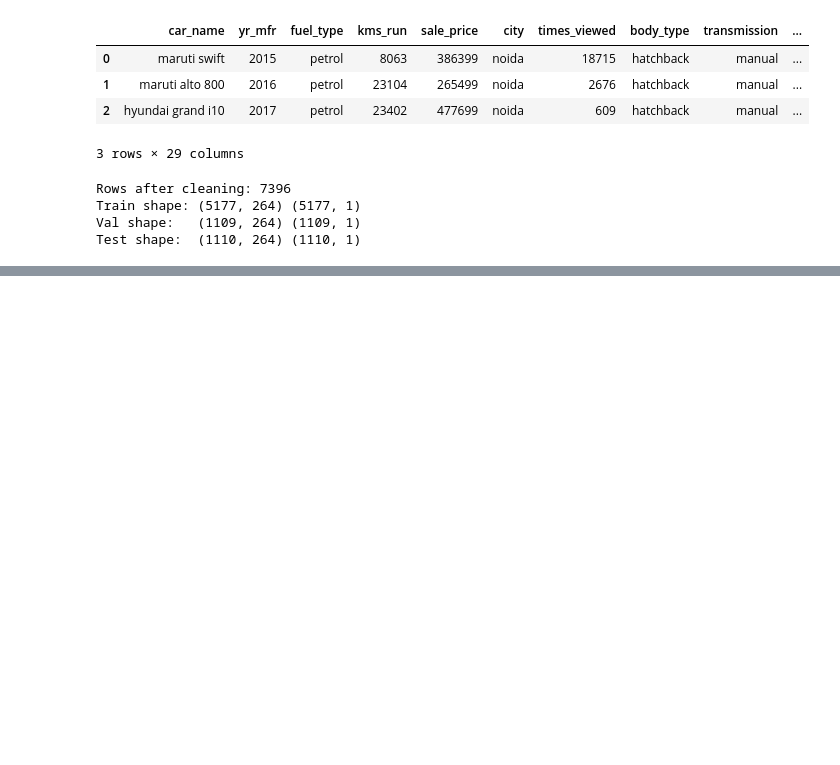
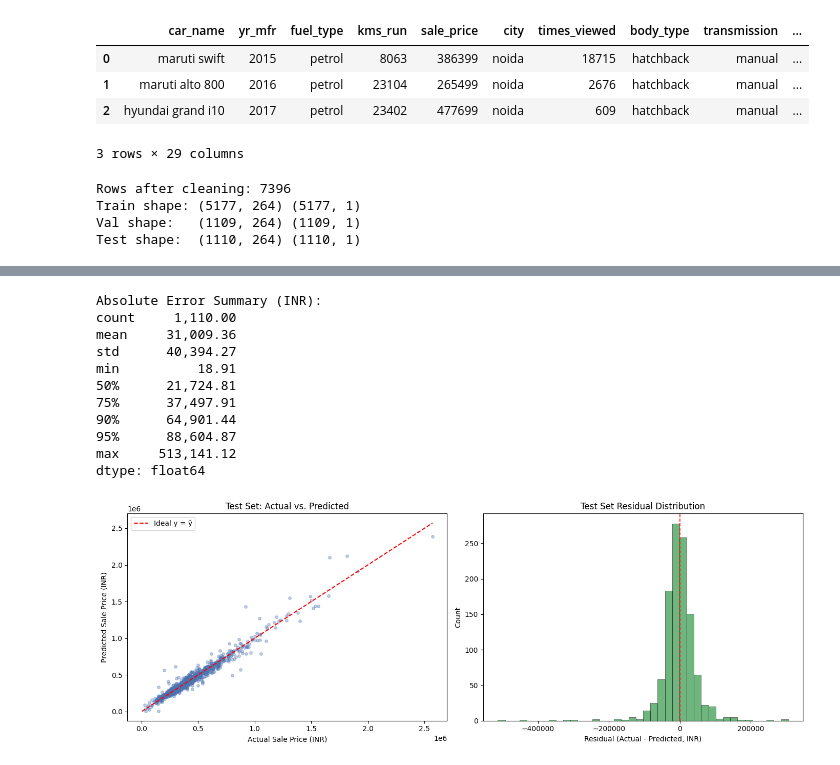
Before and after one commit to YamenObeidat/Deep-learning-part-1, a Jupyter notebook: DeepLearning.ipynb, the cells around one changed output, grey strips where cells are left out. Cells and saved outputs as stored; diff of their text form; code cells hidden in the pictures; blank space fills up the shorter version.

```diff
--- a/DeepLearning.ipynb
+++ b/DeepLearning.ipynb
@@ -133,0 +500,47 @@ Test shape:  (1110, 264) (1110, 1)
+# %%
+# ==============================================================================
+# Cell 7: Test Set Error & Residual Diagnostics
+# ==============================================================================
+
+y_true_test = y_test.reshape(-1)
+y_pred_test = test_pred_orig.reshape(-1)
+residuals = y_true_test - y_pred_test
+abs_errors = np.abs(residuals)
+
+print("Absolute Error Summary (INR):")
+print(pd.Series(abs_errors).describe(percentiles=[0.5, 0.75, 0.9, 0.95]))
+
+fig, axes = plt.subplots(1, 2, figsize=(14, 5))
+
+# 1. Actual vs Predicted sale_price
+axes[0].scatter(y_true_test, y_pred_test, alpha=0.35, s=16, color="#4C72B0")
+min_val = min(y_true_test.min(), y_pred_test.min())
+max_val = max(y_true_test.max(), y_pred_test.max())
+axes[0].plot([min_val, max_val], [min_val, max_val], "r--", linewidth=1.5, label="Ideal y = ŷ")
+axes[0].set_xlabel("Actual Sale Price (INR)")
+axes[0].set_ylabel("Predicted Sale Price (INR)")
+axes[0].set_title("Test Set: Actual vs. Predicted")
+axes[0].legend()
+
+# 2. Residual distribution
+axes[1].hist(residuals, bins=40, color="#55A868", alpha=0.85, edgecolor="black", linewidth=0.4)
+axes[1].axvline(0, color="red", linestyle="--", linewidth=1.2)
+axes[1].set_xlabel("Residual (Actual - Predicted, INR)")
+axes[1].set_ylabel("Count")
+axes[1].set_title("Test Set Residual Distribution")
+
+plt.tight_layout()
+plt.show()
+# %% [output]
+Absolute Error Summary (INR):
+count     1,110.00
+mean     31,009.36
+std      40,394.27
+min          18.91
+50%      21,724.81
+75%      37,497.91
+90%      64,901.44
+95%      88,604.87
+max     513,141.12
+dtype: float64
+[figure, added]
```
Also changed, not shown: parts of 6 cells of this notebook.
